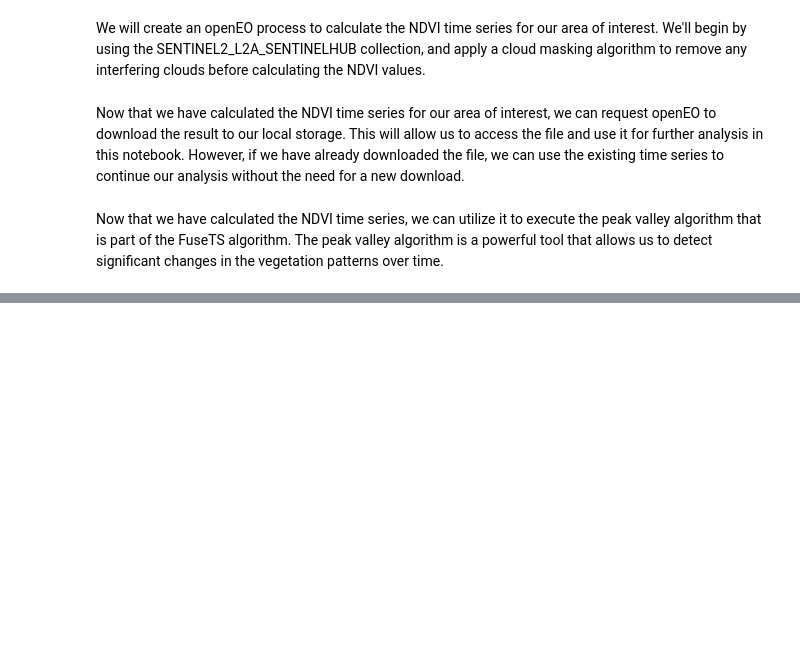
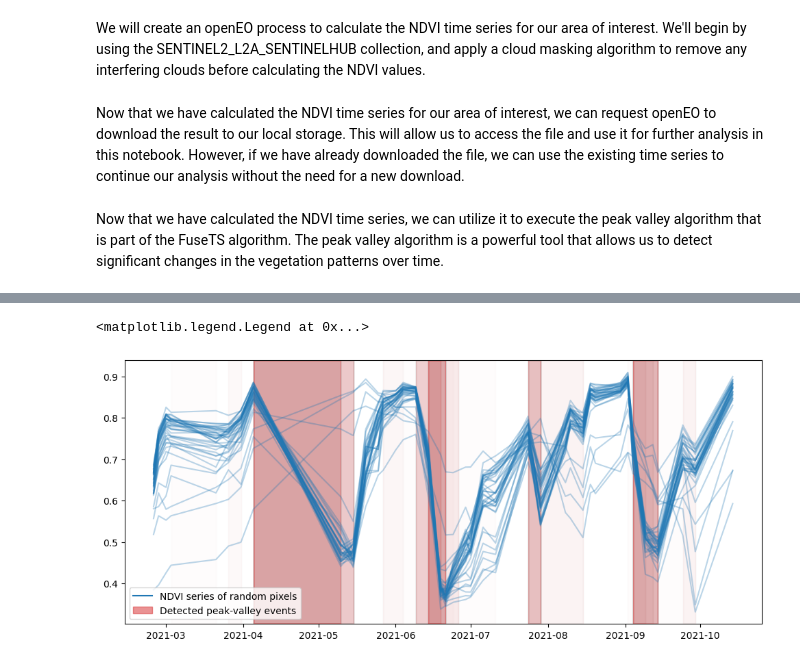
Before and after one commit to Open-EO/FuseTS, a Jupyter notebook: notebooks/Local/FuseTS - Peak Valley Detection.ipynb, the cells around one changed output, grey strips where cells are left out. Saved outputs shown, nothing was run; the diff lists cells and outputs as text; code cells hidden in the pictures; blank space fills up the shorter version.

```diff
--- a/notebooks/Local/FuseTS - Peak Valley Detection.ipynb
+++ b/notebooks/Local/FuseTS - Peak Valley Detection.ipynb
@@ -177,0 +149,32 @@ BokehModel(combine_events=True, render_bundle={'docs_json': {'b1de9158-9888-48e2
+# %%
+# sample random pixels
+valid_x, valid_y = np.where(geom_mask)
+rand_x = np.random.choice(valid_x, 50)
+rand_y = np.random.choice(valid_y, 50)
+
+fig, ax = plt.subplots(figsize=(12, 5))
+
+for idx, idy in zip(rand_x, rand_y):
+    # filter potential nan values
+    ts = ndvi_masked.isel(x=idx, y=idy)
+    ts = ts[~np.isnan(ts)]
+
+    # extract peak-valley info
+    data = pv_result.isel(x=idx, y=idy)
+    pairs = np.transpose([np.where(data == 1)[0], np.where(data == -1)[0]])
+
+    # plot time series
+    ax.plot(ts.t, ts, "C0", alpha=0.3)
+
+    if len(pairs) > 0:
+        for pair in pairs:
+            # plot peak-valley span
+            ax.axvspan(*data[pair].t.to_numpy(), color="C3", alpha=0.01)
+
+# add legends
+ax.plot([], [], "C0", label="NDVI series of random pixels")
+ax.axvspan(None, None, color="C3", alpha=0.5, label="Detected peak-valley events")
+ax.legend()
+# %% [output]
+<matplotlib.legend.Legend at 0x...>
+[figure, added]
```
Also changed, not shown: parts of 13 cells of this notebook.
